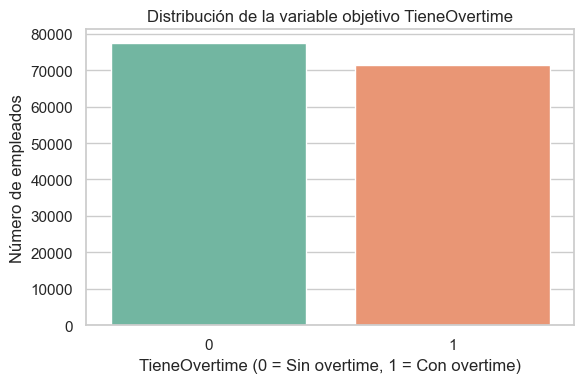
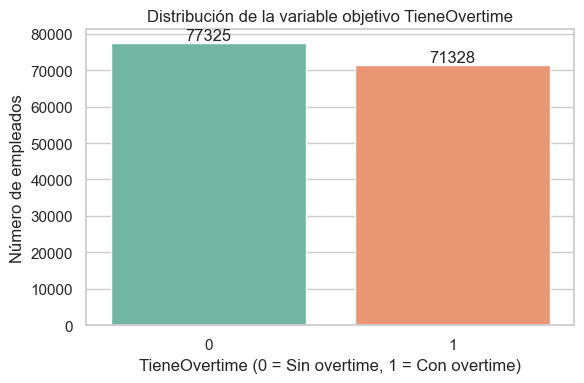
The change to this notebook cell's code, shown as a diff; its figure went from the first image to the second:
--- before
+++ after
@@ -6,9 +6,20 @@
 
 plt.figure(figsize=(6, 4))
-ax = sns.countplot(x="TieneOvertime", hue="TieneOvertime", data=df, palette="Set2", legend=False)
+ax = sns.countplot(
+    x="TieneOvertime",
+    hue="TieneOvertime",
+    data=df,
+    palette="Set2",
+    legend=False
+)
+
 ax.set_title("Distribución de la variable objetivo TieneOvertime")
 ax.set_xlabel("TieneOvertime (0 = Sin overtime, 1 = Con overtime)")
 ax.set_ylabel("Número de empleados")
 
+# Añadir el valor (conteo) encima de cada barra
+for container in ax.containers:
+    ax.bar_label(container, fmt="%d")
+
 plt.tight_layout()
 plt.savefig("../reports/figures/eda_distribucion_TieneOvertime.png", dpi=120)

Commit: doc: agregar distribucion de TieneOvertime en tabla HTML-